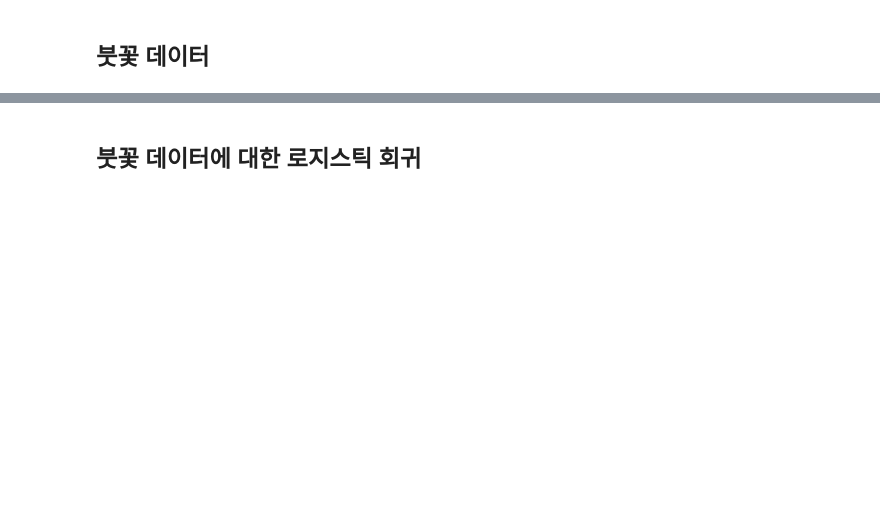
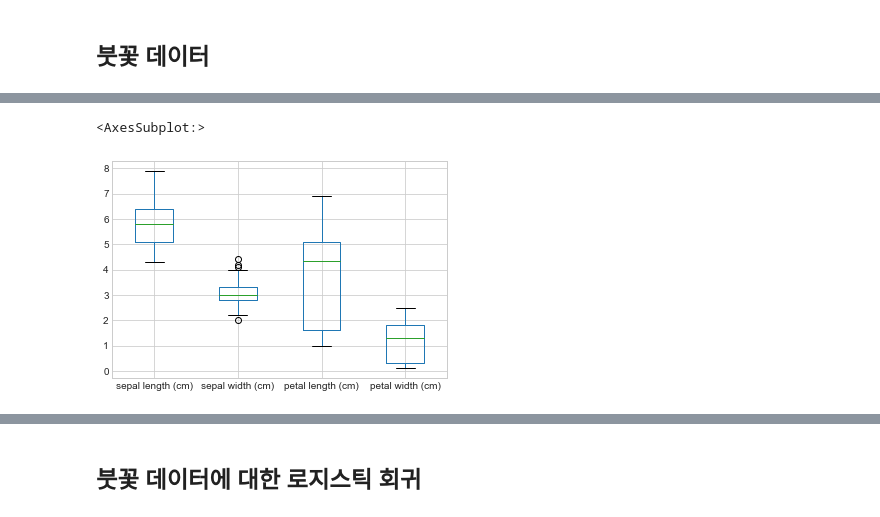
Before and after one commit to fasthill/scikit-learn-study, a Jupyter notebook: 3. Logistic_Regression.ipynb, the cells around one changed output, grey strips where cells are left out. Cells and saved outputs as stored; diff of their text form; code cells hidden in the pictures; blank space fills up the shorter version.

Commit message:
iris sample

```diff
--- a/3. Logistic_Regression.ipynb
+++ b/3. Logistic_Regression.ipynb
@@ -111,0 +166,3 @@ plt.yticks()
+# %%
+iris_df = iris_df.sample(frac=1).reset_index(drop=True)
+iris_df.head()
@@ -111,0 +218,5 @@ plt.yticks()
+# %%
+iris_df.boxplot()  # outliner는 원으로 표시됨.
+# %% [output]
+<AxesSubplot:>
+[figure, added]
```
Also changed, not shown: parts of 32 cells of this notebook.
